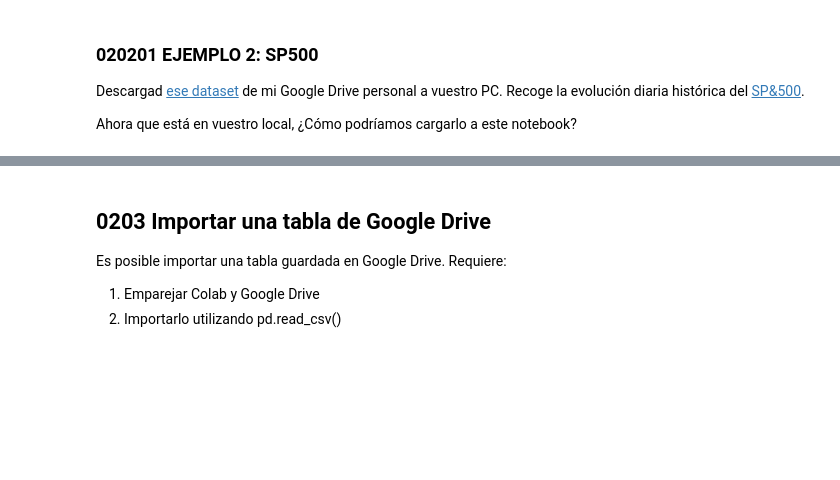
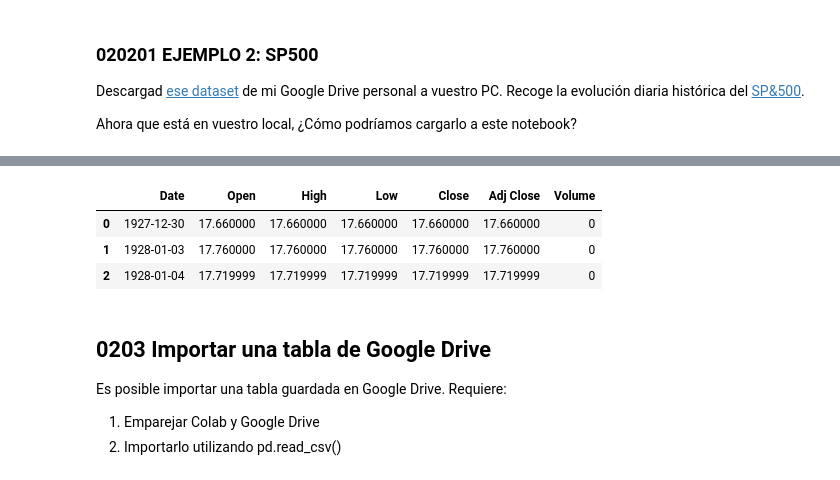
Before and after one commit to JotaBlanco/TheValley, a Jupyter notebook: EDA/01-proceso-analisis-exploratorio/01___Proceso_analisis_exploratorio_resuelto.ipynb, the cells around one changed output, grey strips where cells are left out. Saved outputs shown, nothing was run; the diff lists cells and outputs as text; code cells hidden in the pictures; blank space fills up the shorter version.

```diff
--- a/EDA/01-proceso-analisis-exploratorio/01___Proceso_analisis_exploratorio_resuelto.ipynb
+++ b/EDA/01-proceso-analisis-exploratorio/01___Proceso_analisis_exploratorio_resuelto.ipynb
@@ -81,3 +82,12 @@ df_sp500.head(3)
+# %%
+# Cargamos el archivo ya subido en un dataframe
+df_sp500 = pd.read_csv("sp500.csv")
+df_sp500.head(3)
+# %% [output]
+|  | Date | Open | High | Low | Close | Adj Close | Volume |
+| 0 | 1927-12-30 | 17.660000 | 17.660000 | 17.660000 | 17.660000 | 17.660000 | 0 |
+| 1 | 1928-01-03 | 17.760000 | 17.760000 | 17.760000 | 17.760000 | 17.760000 | 0 |
+| 2 | 1928-01-04 | 17.719999 | 17.719999 | 17.719999 | 17.719999 | 17.719999 | 0 |
 # %% [markdown]
 ## 0203 Importar una tabla de Google Drive
 
```
Also changed, not shown: parts of 5 cells of this notebook.
